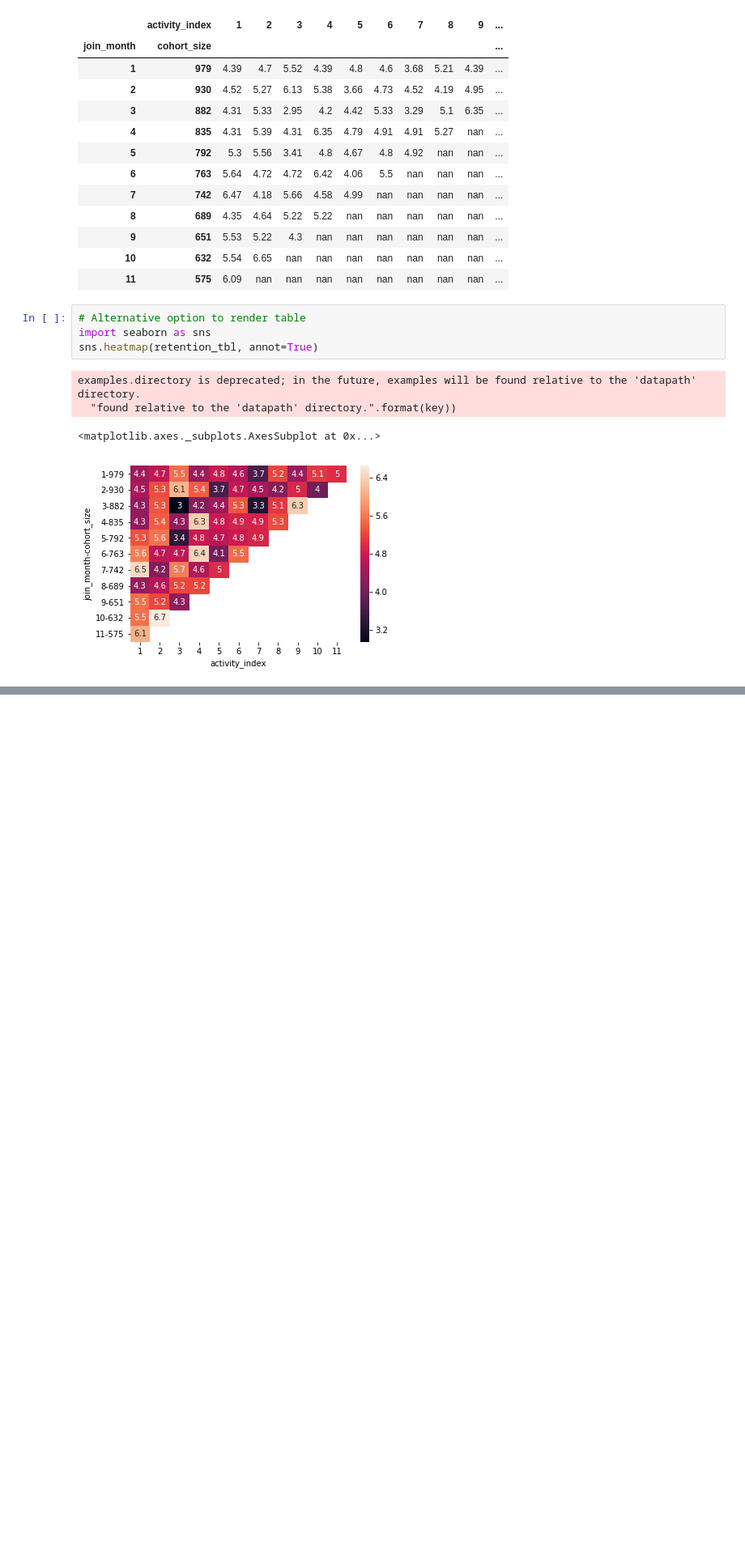
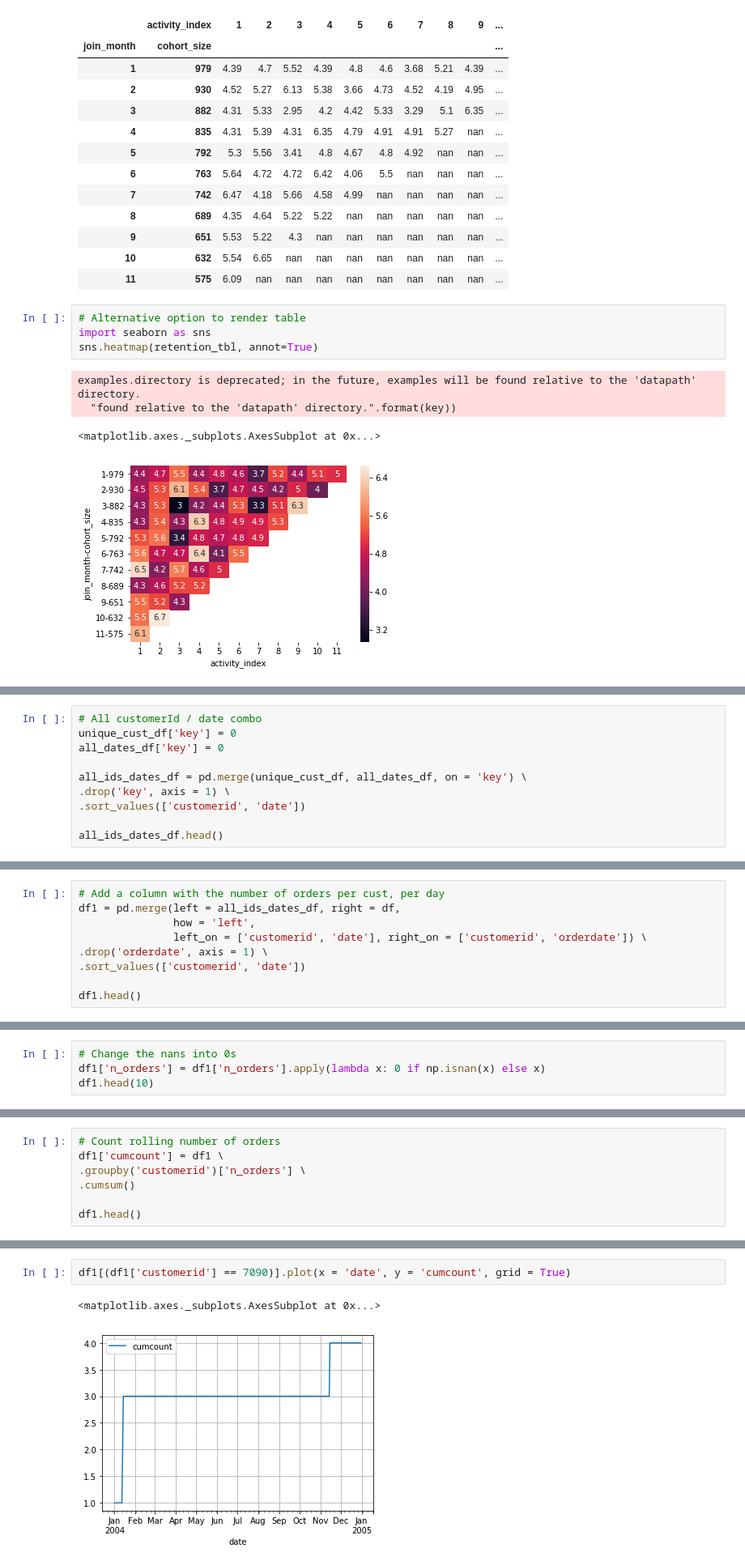
Before and after one commit to raphaelvannson/interviewprep, a Jupyter notebook: jupyter/pandas_prep.ipynb, the cells around one changed output, grey strips where cells are left out. Shown: that part at 81% size. Saved outputs shown, nothing was run; the diff lists cells and outputs as text; blank space fills up the shorter version.

Commit message:
Added cumulative order count per user use case

```diff
--- a/jupyter/pandas_prep.ipynb
+++ b/jupyter/pandas_prep.ipynb
@@ -602,0 +793,10 @@ examples.directory is deprecated; in the future, examples will be found relative
+# %%
+# All customerId / date combo
+unique_cust_df['key'] = 0
+all_dates_df['key'] = 0
+
+all_ids_dates_df = pd.merge(unique_cust_df, all_dates_df, on = 'key') \
+.drop('key', axis = 1) \
+.sort_values(['customerid', 'date'])
+
+all_ids_dates_df.head()
@@ -602,0 +810,9 @@ examples.directory is deprecated; in the future, examples will be found relative
+# %%
+# Add a column with the number of orders per cust, per day
+df1 = pd.merge(left = all_ids_dates_df, right = df,
+               how = 'left',
+               left_on = ['customerid', 'date'], right_on = ['customerid', 'orderdate']) \
+.drop('orderdate', axis = 1) \
+.sort_values(['customerid', 'date'])
+
+df1.head()
@@ -602,0 +826,4 @@ examples.directory is deprecated; in the future, examples will be found relative
+# %%
+# Change the nans into 0s
+df1['n_orders'] = df1['n_orders'].apply(lambda x: 0 if np.isnan(x) else x)
+df1.head(10)
@@ -602,0 +842,7 @@ examples.directory is deprecated; in the future, examples will be found relative
+# %%
+# Count rolling number of orders
+df1['cumcount'] = df1 \
+.groupby('customerid')['n_orders'] \
+.cumsum()
+
+df1.head()
@@ -602,0 +856,5 @@ examples.directory is deprecated; in the future, examples will be found relative
+# %%
+df1[(df1['customerid'] == 7090)].plot(x = 'date', y = 'cumcount', grid = True)
+# %% [output]
+<matplotlib.axes._subplots.AxesSubplot at 0x...>
+[figure, added]
```
Also changed, not shown: parts of 24 cells of this notebook.
